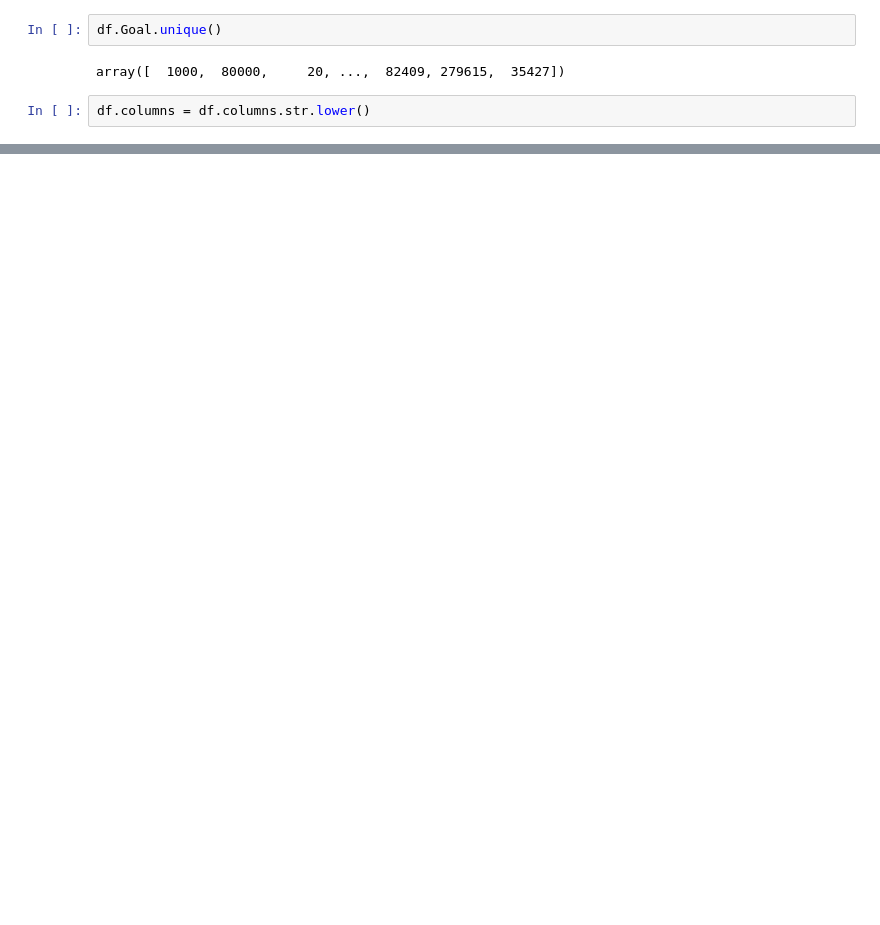
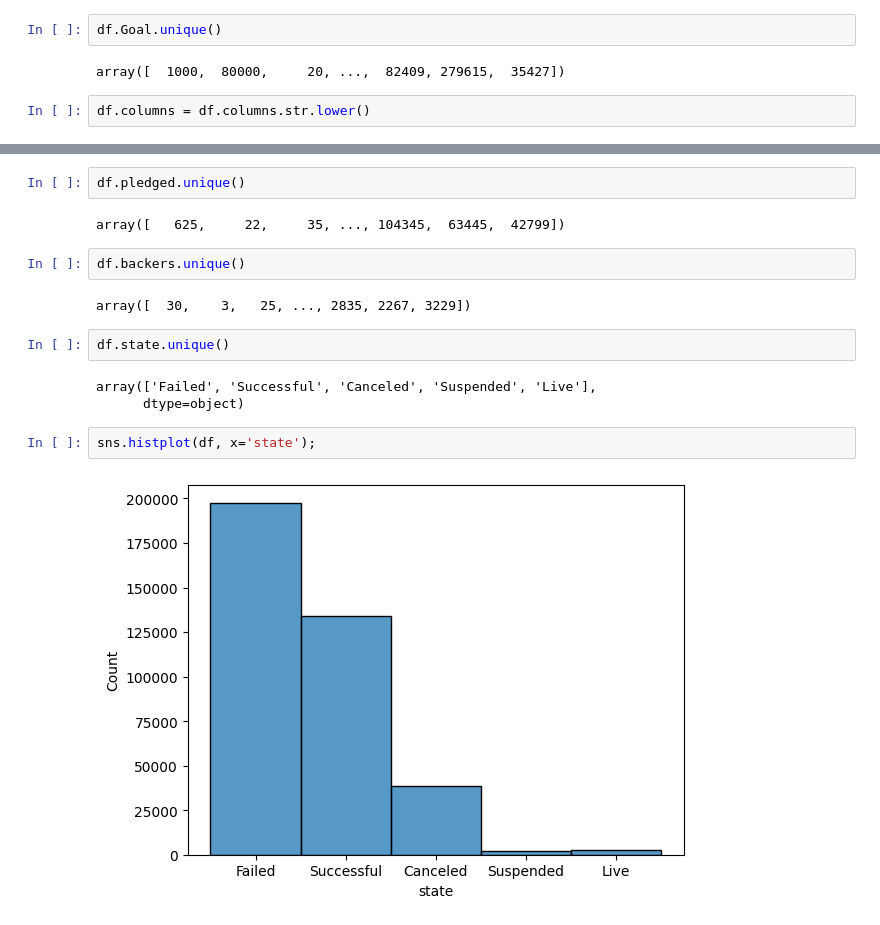
Before and after one commit to rouven-pampus/kickstart_masters, a Jupyter notebook: EDA_Rouven.ipynb, the cells around one changed output, grey strips where cells are left out. Cells and saved outputs as stored; diff of their text form; blank space fills up the shorter version.

```diff
--- a/EDA_Rouven.ipynb
+++ b/EDA_Rouven.ipynb
@@ -93,3 +86,20 @@ df.head()
 | 2 | 1703704063 | drawing for dollars | Art | Illustration | United States | 2009-04-24 21:52:03 | 2009-05-03 | 20 | 35 | 3 | ... |
 | 3 | 727286 | Offline Wikipedia iPhone app | Technology | Software | United States | 2009-04-25 17:36:21 | 2009-07-14 | 99 | 145 | 25 | ... |
 | 4 | 1622952265 | Pantshirts | Fashion | Fashion | United States | 2009-04-27 14:10:39 | 2009-05-26 | 1900 | 387 | 10 | ... |
+# %%
+df.pledged.unique()
+# %% [output]
+array([   625,     22,     35, ..., 104345,  63445,  42799])
+# %%
+df.backers.unique()
+# %% [output]
+array([  30,    3,   25, ..., 2835, 2267, 3229])
+# %%
+df.state.unique()
+# %% [output]
+array(['Failed', 'Successful', 'Canceled', 'Suspended', 'Live'],
+      dtype=object)
+# %%
+sns.histplot(df, x='state');
+# %% [output]
+[figure, added]
```
Also changed, not shown: parts of 25 cells of this notebook, 1 other file.
